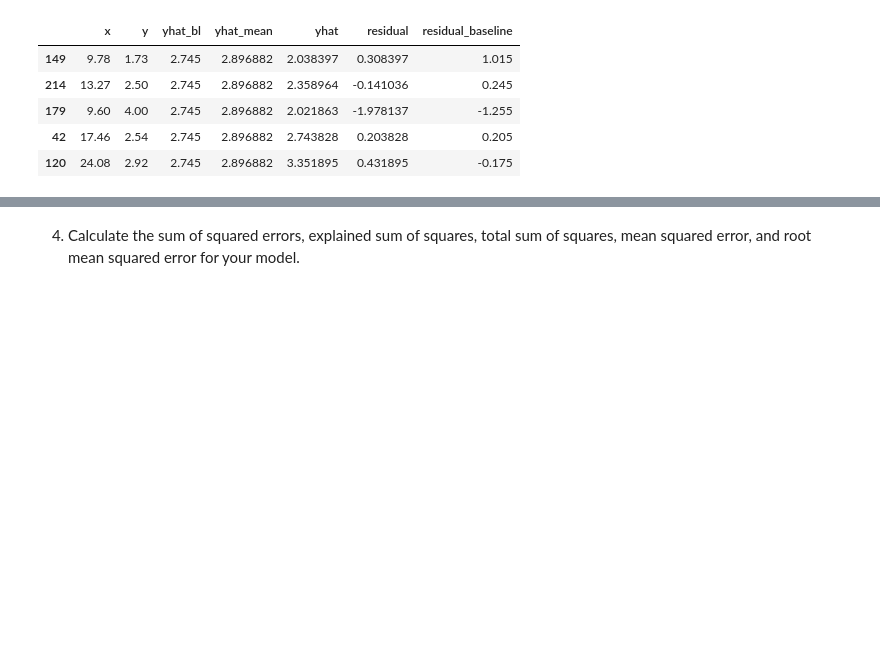
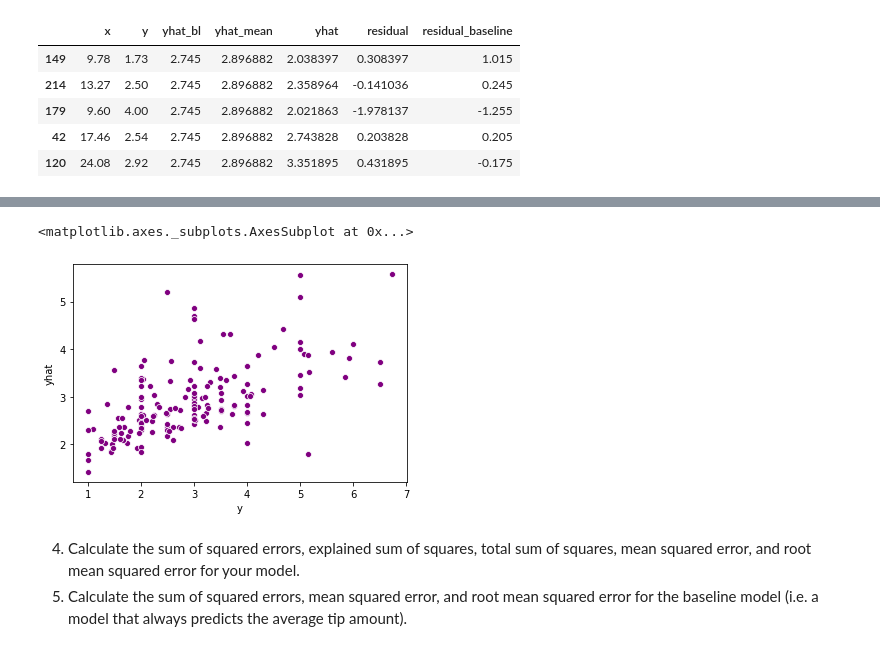
Before and after one commit to yvonneking1/ds-methodologies-exercises, a Jupyter notebook: regression/evaluate.ipynb, the cells around one changed output, grey strips where cells are left out. Saved outputs shown, nothing was run; the diff lists cells and outputs as text; code cells hidden in the pictures; blank space fills up the shorter version.

```diff
--- a/regression/evaluate.ipynb
+++ b/regression/evaluate.ipynb
@@ -128,2 +128,8 @@ sns.regplot(data = train, x="residual", y="y", color="purple")
+# %%
+sns.scatterplot(data = train, x="y", y="yhat", color="purple")
+# %% [output]
+<matplotlib.axes._subplots.AxesSubplot at 0x...>
+[figure, added]
 # %% [markdown]
 4. Calculate the sum of squared errors, explained sum of squares, total sum of squares, mean squared error, and root mean squared error for your model.
+5. Calculate the sum of squared errors, mean squared error, and root mean squared error for the baseline model (i.e. a model that always predicts the average tip amount).
```
Also changed, not shown: parts of 30 cells of this notebook.
